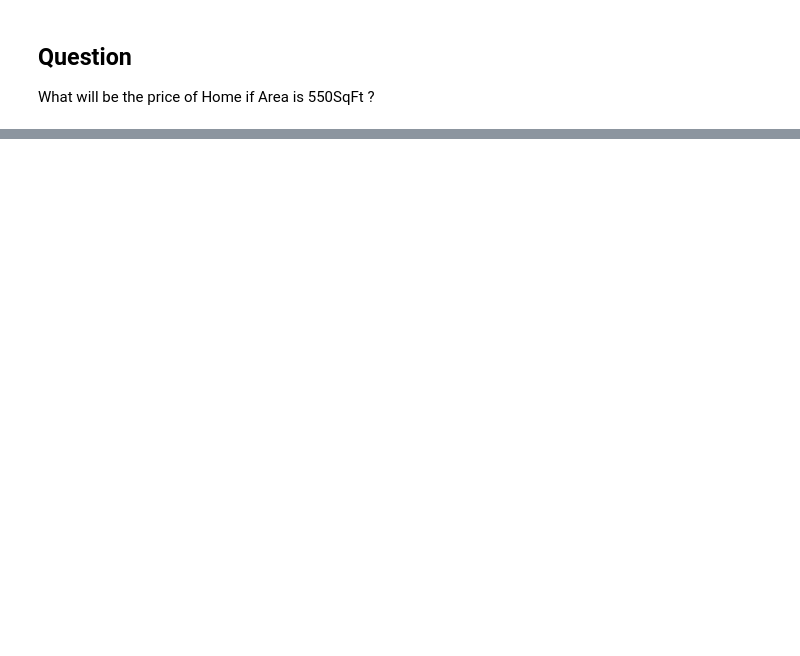
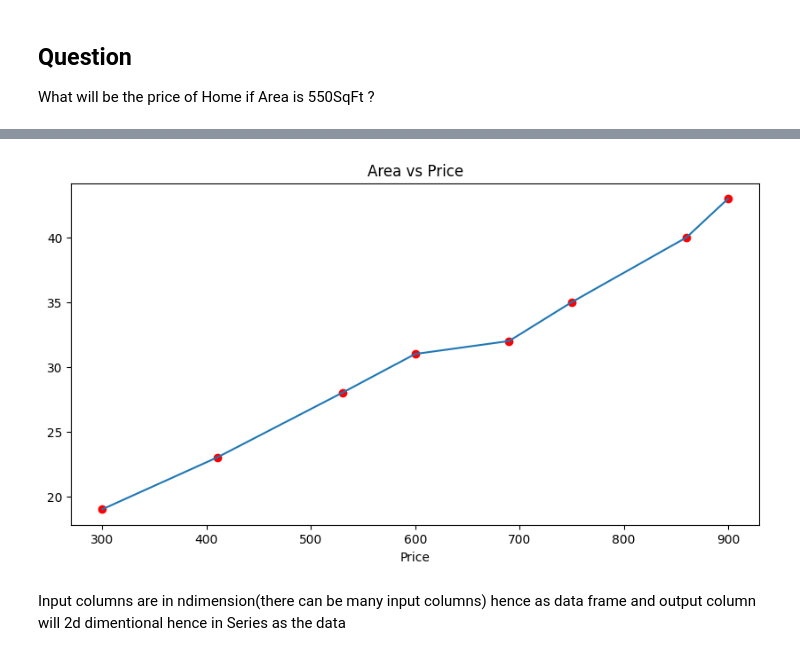
Before and after one commit to albertodavincishekhawat/BasicMachineLearning, a Jupyter notebook: 1.LinearRegression.ipynb, the cells around one changed output, grey strips where cells are left out. Drawn from its saved outputs; the diff is of its cells as text; code cells hidden in the pictures; blank space fills up the shorter version.

```diff
--- a/1.LinearRegression.ipynb
+++ b/1.LinearRegression.ipynb
@@ -45,0 +55,2 @@ Price = [19, 23, 28, 31, 32, 35, 40, 43]
+# %%
+df=pd.read_excel("Images/home price.xlsx")
@@ -45,0 +69,10 @@ Price = [19, 23, 28, 31, 32, 35, 40, 43]
+# %%
+plt.figure(figsize=(10,5))
+plt.plot(df['Area'],df['Price'])
+plt.scatter(df['Area'],df['Price'], marker="o", color = "red")
+plt.xlabel('Area')
+plt.xlabel('Price')
+plt.title("Area vs Price")
+plt.show()
+# %% [output]
+[figure, added]
@@ -45,0 +81,2 @@ Price = [19, 23, 28, 31, 32, 35, 40, 43]
+# %% [markdown]
+Input columns are in ndimension(there can be many input columns) hence as data frame and output column will 2d dimentional hence in Series  as the data
```
Also changed, not shown: parts of 14 cells of this notebook, 3 other files.
